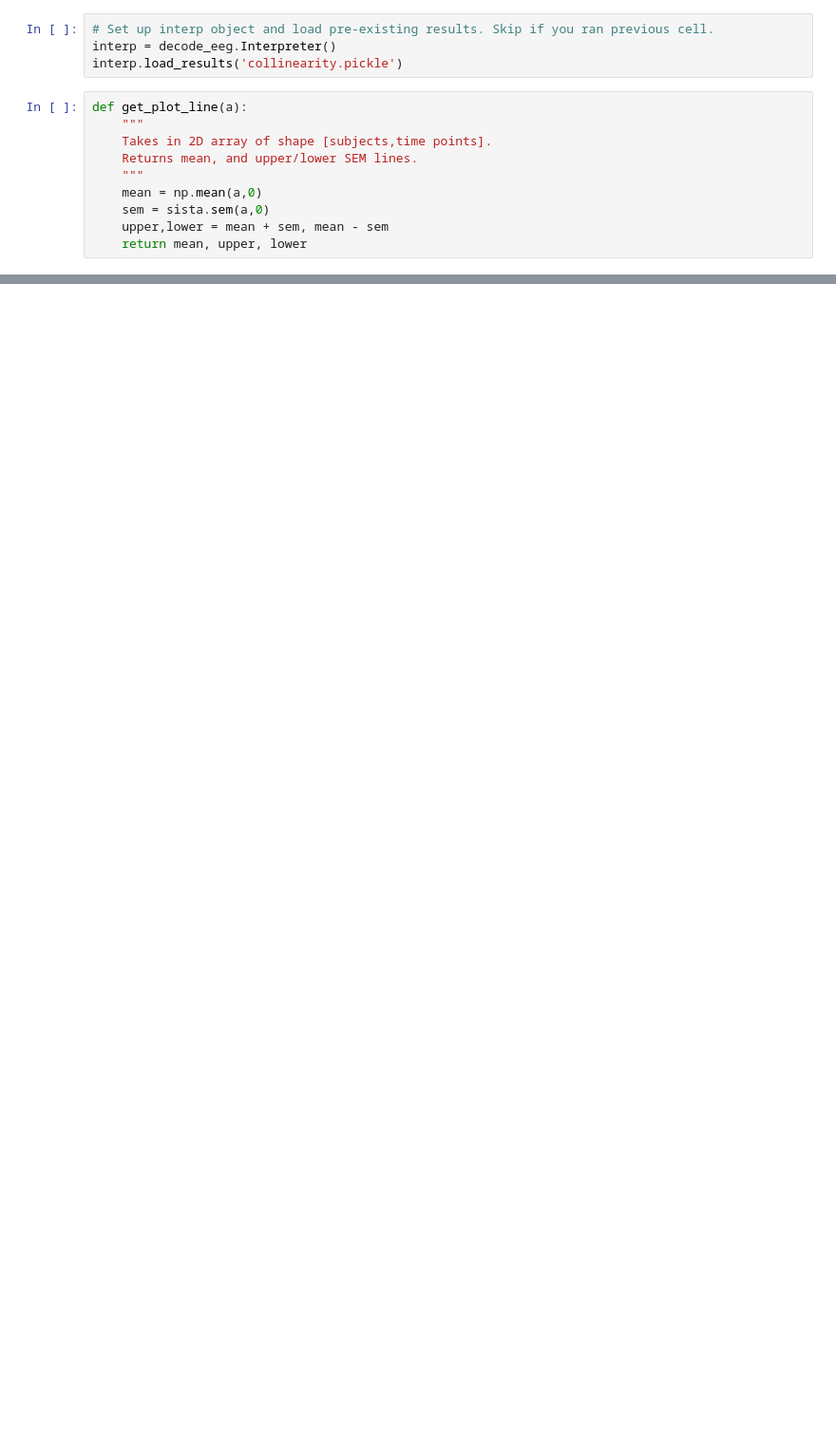
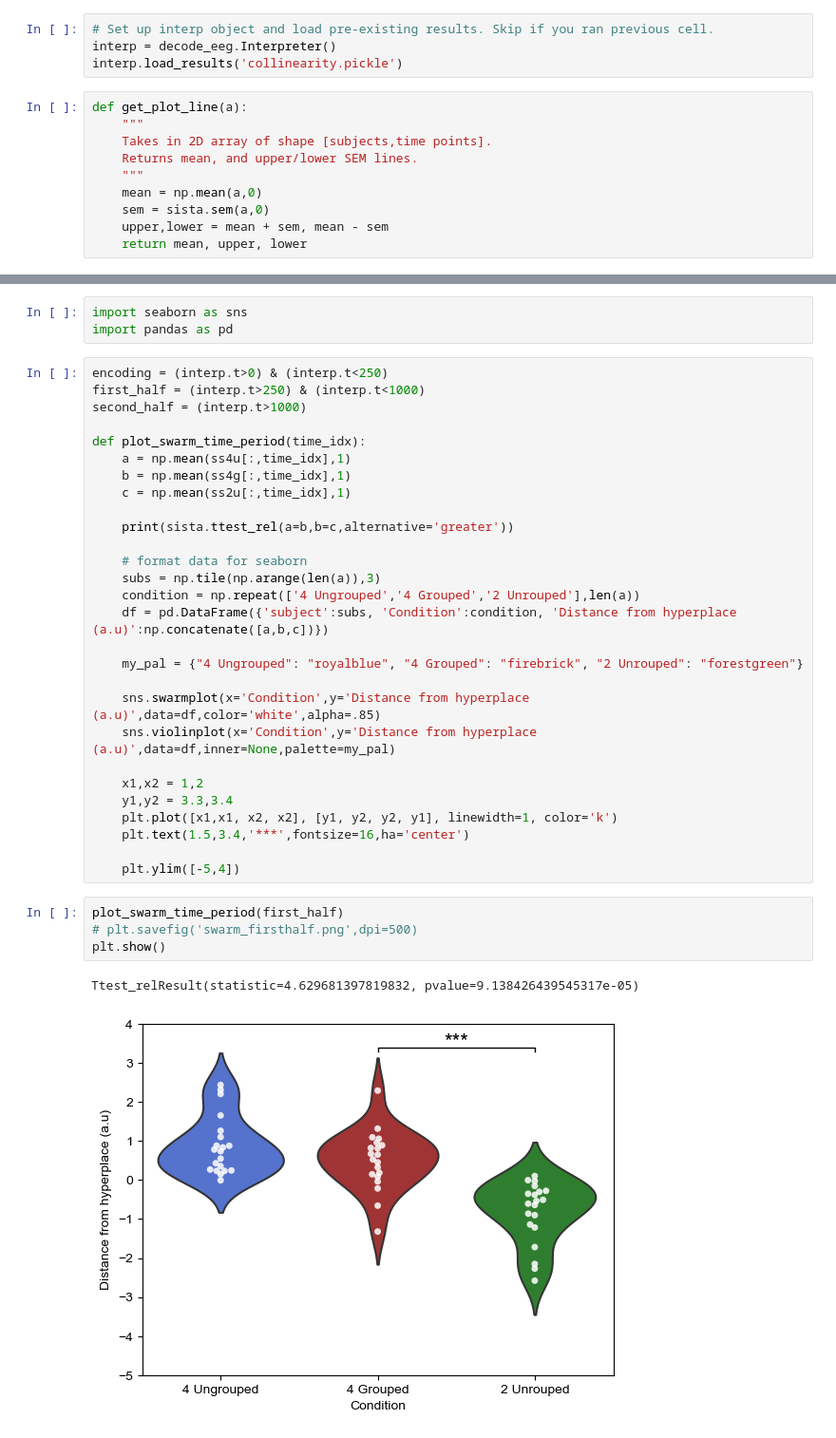
Before and after one commit to WilliamThyer/Thyer-et-al-2021, a Jupyter notebook: decode_load_colinearity_hyperplane.ipynb, the cells around one changed output, grey strips where cells are left out. Shown at 95% size. Drawn from its saved outputs; the diff is of its cells as text; blank space fills up the shorter version.

```diff
--- a/decode_load_colinearity_hyperplane.ipynb
+++ b/decode_load_colinearity_hyperplane.ipynb
@@ -159,0 +180,38 @@ plt.show()
+# %%
+import seaborn as sns
+import pandas as pd
+# %%
+encoding = (interp.t>0) & (interp.t<250)
+first_half = (interp.t>250) & (interp.t<1000)
+second_half = (interp.t>1000)
+
+def plot_swarm_time_period(time_idx):
+    a = np.mean(ss4u[:,time_idx],1)
+    b = np.mean(ss4g[:,time_idx],1)
+    c = np.mean(ss2u[:,time_idx],1)
+
+    print(sista.ttest_rel(a=b,b=c,alternative='greater'))
+
+    # format data for seaborn
+    subs = np.tile(np.arange(len(a)),3)
+    condition = np.repeat(['4 Ungrouped','4 Grouped','2 Unrouped'],len(a))
+    df = pd.DataFrame({'subject':subs, 'Condition':condition, 'Distance from hyperplace (a.u)':np.concatenate([a,b,c])})
+
+    my_pal = {"4 Ungrouped": "royalblue", "4 Grouped": "firebrick", "2 Unrouped": "forestgreen"}
+
+    sns.swarmplot(x='Condition',y='Distance from hyperplace (a.u)',data=df,color='white',alpha=.85)
+    sns.violinplot(x='Condition',y='Distance from hyperplace (a.u)',data=df,inner=None,palette=my_pal)
+
+    x1,x2 = 1,2
+    y1,y2 = 3.3,3.4
+    plt.plot([x1,x1, x2, x2], [y1, y2, y2, y1], linewidth=1, color='k')
+    plt.text(1.5,3.4,'***',fontsize=16,ha='center')
+
+    plt.ylim([-5,4])
+# %%
+plot_swarm_time_period(first_half)
+# plt.savefig('swarm_firsthalf.png',dpi=500)
+plt.show()
+# %% [output]
+Ttest_relResult(statistic=4.629681397819832, pvalue=9.138426439545317e-05)
+[figure, added]
```
Also changed, not shown: parts of 4 cells of this notebook, 4 other files.
